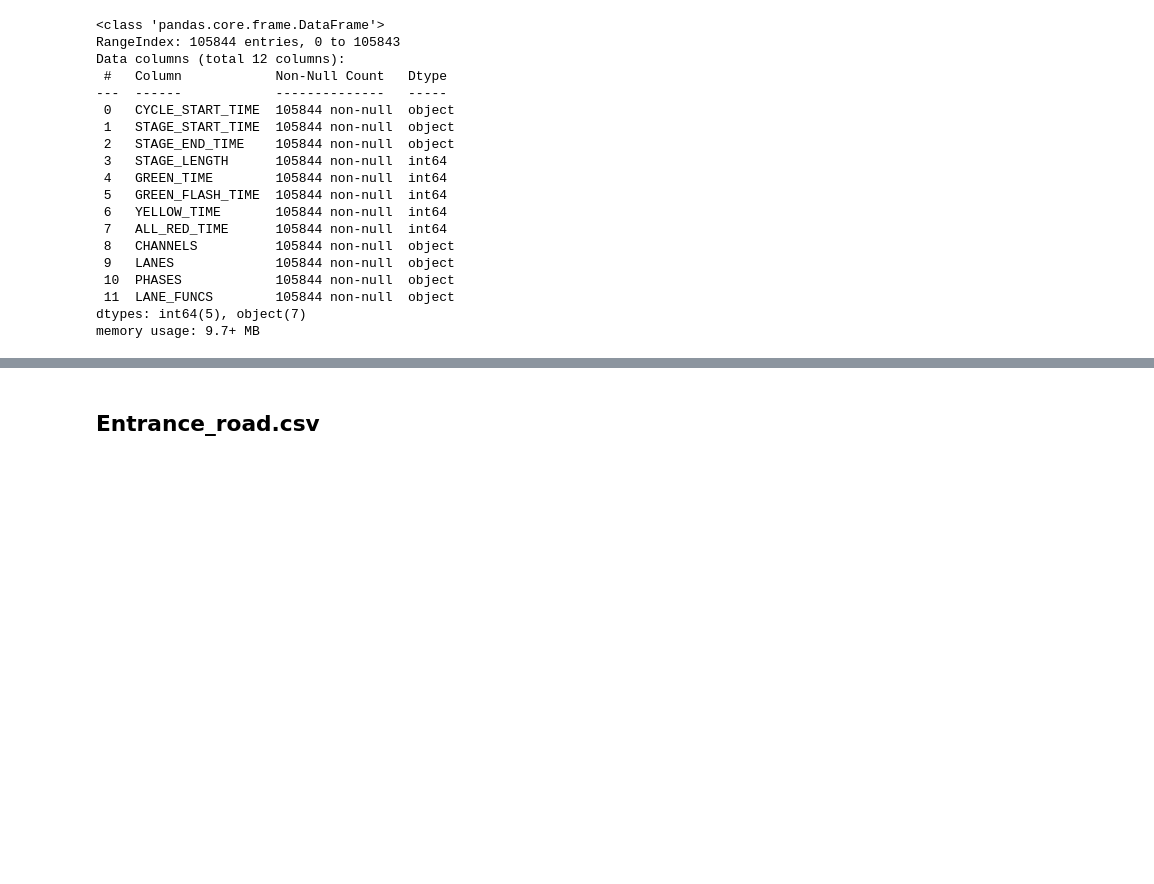
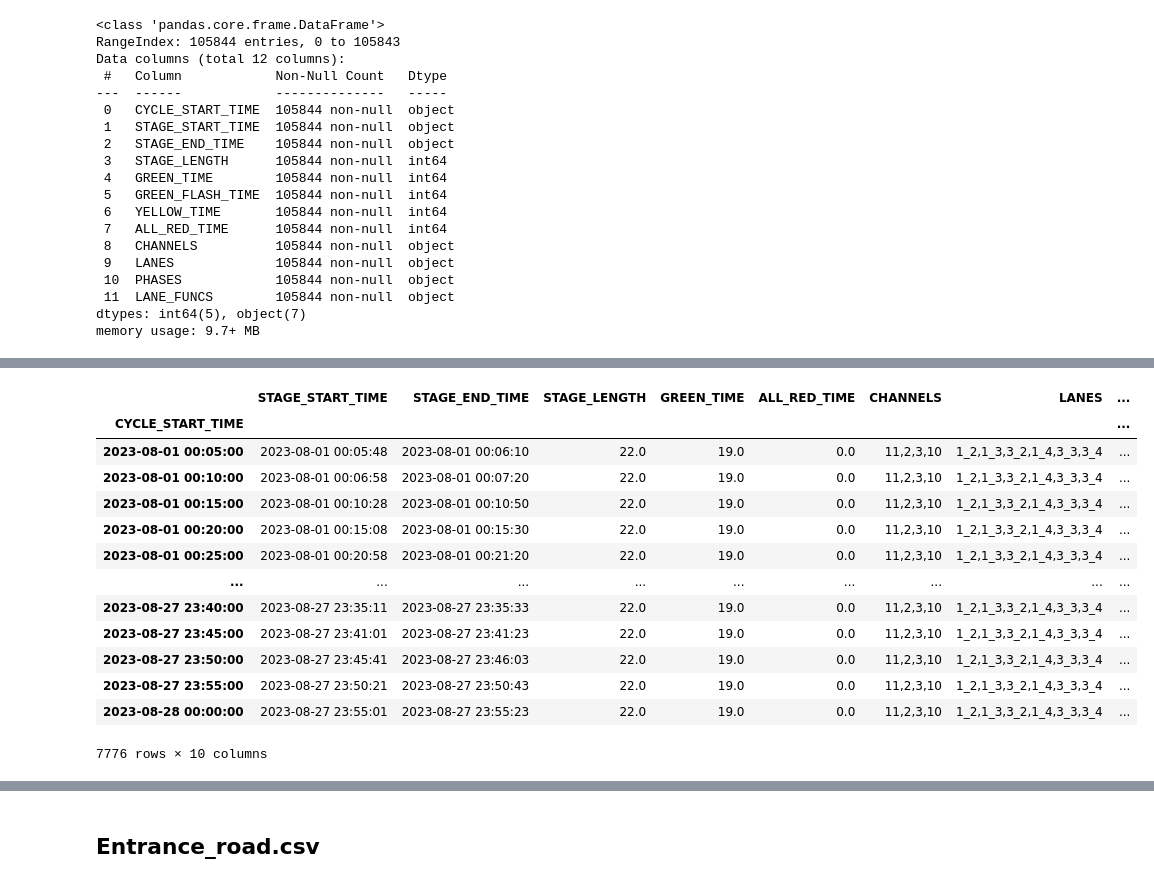
Before and after one commit to Zhou1317fe5/ml-projects, a Jupyter notebook: SEED2023/ITS_Preliminary.ipynb, the cells around one changed output, grey strips where cells are left out. Saved outputs shown, nothing was run; the diff lists cells and outputs as text; code cells hidden in the pictures; blank space fills up the shorter version.

```diff
--- a/SEED2023/ITS_Preliminary.ipynb
+++ b/SEED2023/ITS_Preliminary.ipynb
@@ -170,0 +199,5 @@ light_df.head()
+# %%
+# 删除2023-08-01 00:05:00前的数据
+df_ligth_2W3W2E4W3E4E=df_ligth_2W3W2E4W3E4E.drop(index=df_ligth_2W3W2E4W3E4E.index[:3])
+df_ligth_2W3W2E4W3E4E=df_ligth_2W3W2E4W3E4E.reset_index(drop=True)
+df_ligth_2W3W2E4W3E4E.head()
@@ -170,0 +211,8 @@ light_df.head()
+# %%
+# 将第一个数据改成2023-08-01 00:05:00
+df_ligth_2W3W2E4W3E4E['CYCLE_START_TIME'][0]=pd.to_datetime("2023-08-01 00:05:00")
+#df_ligth_2W3W2E4W3E4E.head()
+# %%
+# 将CYCLE_START_TIME设置为时间索引
+df_ligth_2W3W2E4W3E4E=df_ligth_2W3W2E4W3E4E.set_index('CYCLE_START_TIME')
+df_ligth_2W3W2E4W3E4E.head()
@@ -170,0 +227,21 @@ light_df.head()
+# %%
+# 对数据进行重新采样，以五分钟为一个时间段，并选择从00:05:00开始的数据：
+start_time = pd.to_datetime("2023-08-01 00:05:00")
+df_ligth_2W3W2E4W3E4E = df_ligth_2W3W2E4W3E4E.resample('5Min',label='right', closed='right').first().loc[start_time:]
+# %%
+df_ligth_2W3W2E4W3E4E
+# %% [output]
+|  | STAGE_START_TIME | STAGE_END_TIME | STAGE_LENGTH | GREEN_TIME | ALL_RED_TIME | CHANNELS | LANES | ... |
+| CYCLE_START_TIME |  |  |  |  |  |  |  | ... |
+| 2023-08-01 00:05:00 | 2023-08-01 00:05:48 | 2023-08-01 00:06:10 | 22.0 | 19.0 | 0.0 | 11,2,3,10 | 1_2,1_3,3_2,1_4,3_3,3_4 | ... |
+| 2023-08-01 00:10:00 | 2023-08-01 00:06:58 | 2023-08-01 00:07:20 | 22.0 | 19.0 | 0.0 | 11,2,3,10 | 1_2,1_3,3_2,1_4,3_3,3_4 | ... |
+| 2023-08-01 00:15:00 | 2023-08-01 00:10:28 | 2023-08-01 00:10:50 | 22.0 | 19.0 | 0.0 | 11,2,3,10 | 1_2,1_3,3_2,1_4,3_3,3_4 | ... |
+| 2023-08-01 00:20:00 | 2023-08-01 00:15:08 | 2023-08-01 00:15:30 | 22.0 | 19.0 | 0.0 | 11,2,3,10 | 1_2,1_3,3_2,1_4,3_3,3_4 | ... |
+| 2023-08-01 00:25:00 | 2023-08-01 00:20:58 | 2023-08-01 00:21:20 | 22.0 | 19.0 | 0.0 | 11,2,3,10 | 1_2,1_3,3_2,1_4,3_3,3_4 | ... |
+| ... | ... | ... | ... | ... | ... | ... | ... | ... |
+| 2023-08-27 23:40:00 | 2023-08-27 23:35:11 | 2023-08-27 23:35:33 | 22.0 | 19.0 | 0.0 | 11,2,3,10 | 1_2,1_3,3_2,1_4,3_3,3_4 | ... |
+| 2023-08-27 23:45:00 | 2023-08-27 23:41:01 | 2023-08-27 23:41:23 | 22.0 | 19.0 | 0.0 | 11,2,3,10 | 1_2,1_3,3_2,1_4,3_3,3_4 | ... |
+| 2023-08-27 23:50:00 | 2023-08-27 23:45:41 | 2023-08-27 23:46:03 | 22.0 | 19.0 | 0.0 | 11,2,3,10 | 1_2,1_3,3_2,1_4,3_3,3_4 | ... |
+| 2023-08-27 23:55:00 | 2023-08-27 23:50:21 | 2023-08-27 23:50:43 | 22.0 | 19.0 | 0.0 | 11,2,3,10 | 1_2,1_3,3_2,1_4,3_3,3_4 | ... |
+| 2023-08-28 00:00:00 | 2023-08-27 23:55:01 | 2023-08-27 23:55:23 | 22.0 | 19.0 | 0.0 | 11,2,3,10 | 1_2,1_3,3_2,1_4,3_3,3_4 | ... |
+7776 rows × 10 columns
```
Also changed, not shown: parts of 28 cells of this notebook.
